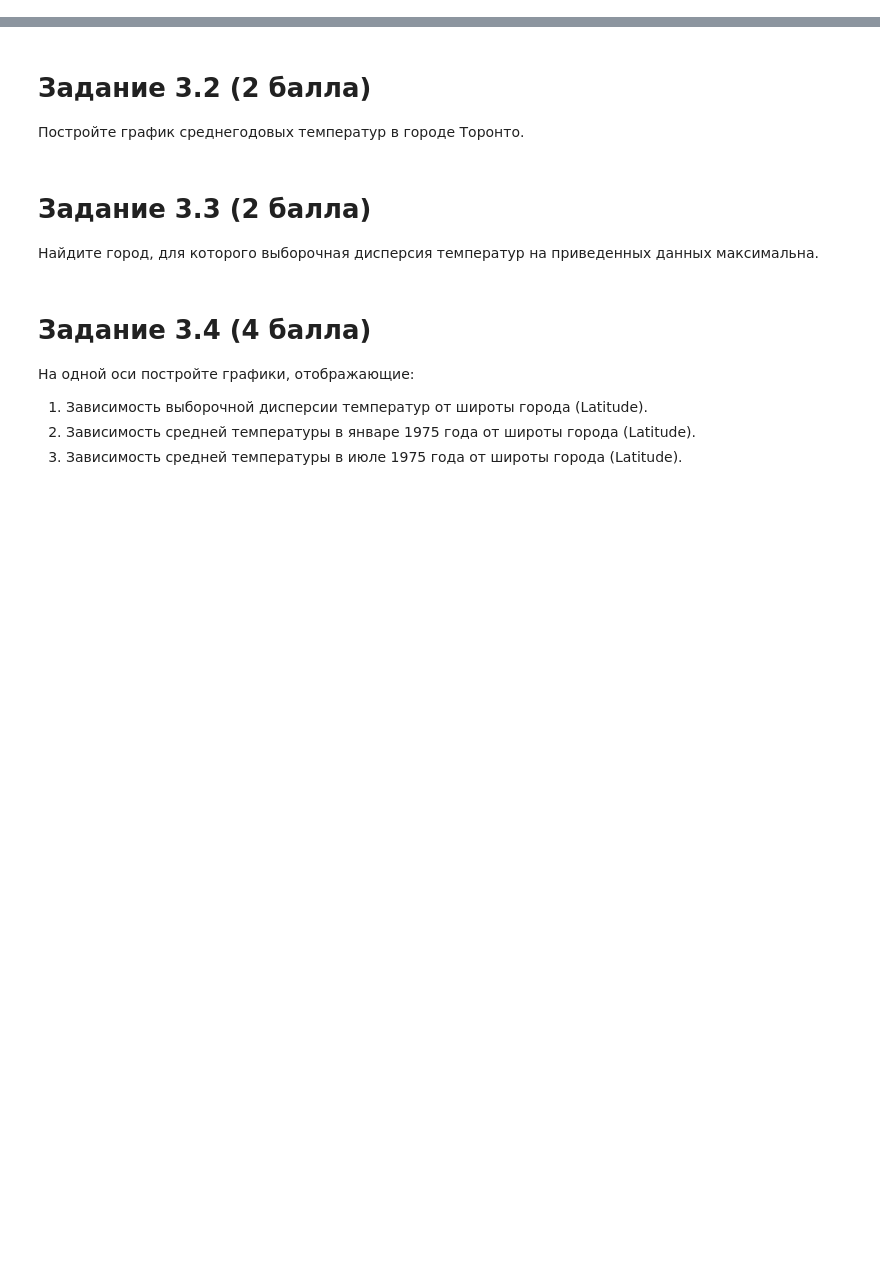
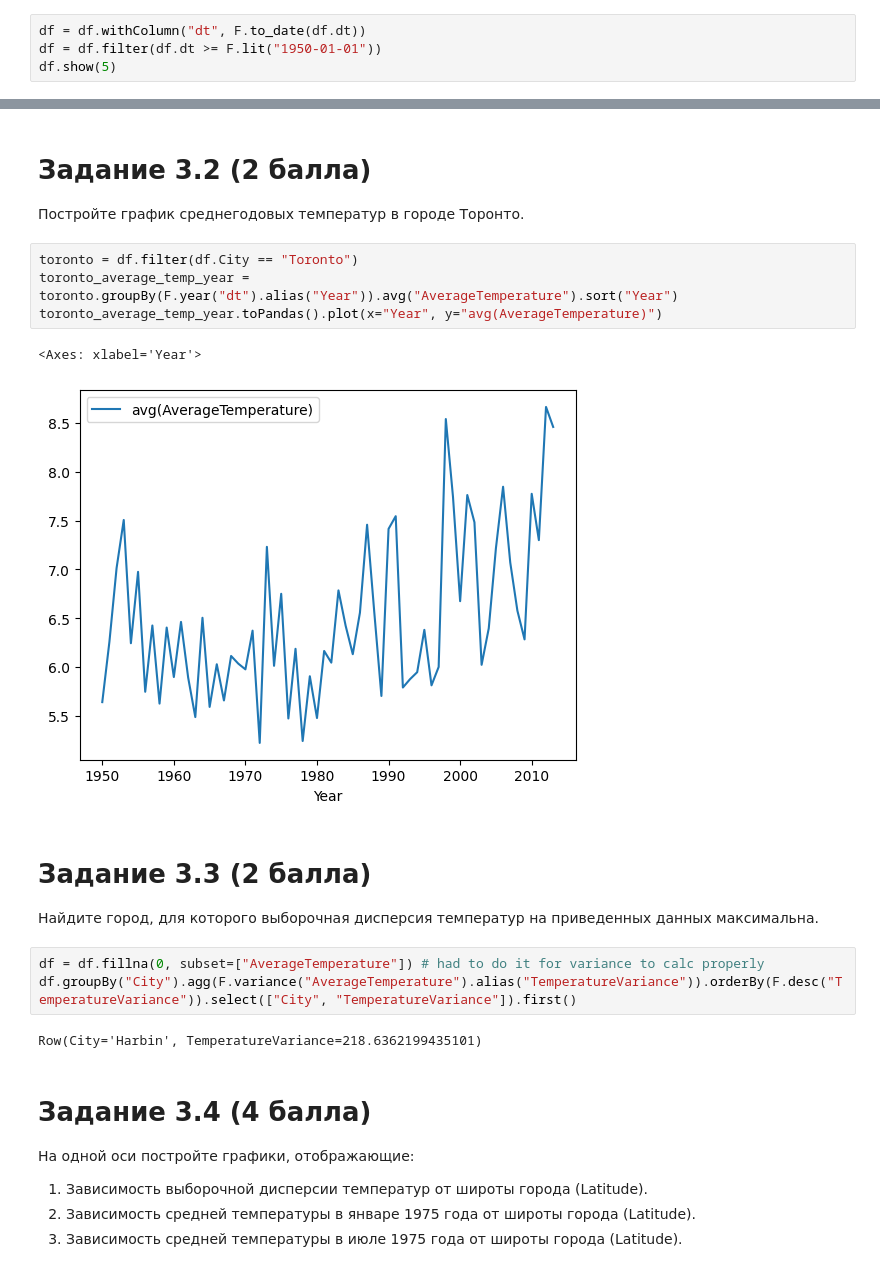
Before and after one commit to valentinnsh/bd-2023, a Jupyter notebook: tasks/Task_5.ipynb, the cells around one changed output, grey strips where cells are left out. Drawn from its saved outputs; the diff is of its cells as text; blank space fills up the shorter version.

```diff
--- a/tasks/Task_5.ipynb
+++ b/tasks/Task_5.ipynb
@@ -46,3 +52,7 @@ only showing top 10 rows
 # Задание 3.1 (1 балл)
 
 В последующих заданиях будут учитываться данные начиная с 01.01.1950. Для этого создайте новый `DataFrame`, в котором удалены все строки до 01.01.1950. Используйте созданный DataFrame в последующих заданиях.
+# %%
+df = df.withColumn("dt", F.to_date(df.dt))
+df = df.filter(df.dt >= F.lit("1950-01-01"))
+df.show(5)
@@ -50,10 +71,22 @@ only showing top 10 rows
 # Задание 3.2 (2 балла)
 
 Постройте график среднегодовых температур в городе Торонто.
+# %%
+toronto = df.filter(df.City == "Toronto")
+toronto_average_temp_year = toronto.groupBy(F.year("dt").alias("Year")).avg("AverageTemperature").sort("Year")
+toronto_average_temp_year.toPandas().plot(x="Year", y="avg(AverageTemperature)")
+# %% [output]
+<Axes: xlabel='Year'>
+[figure, added]
 # %% [markdown]
 # Задание 3.3 (2 балла)
 
 Найдите город, для которого выборочная дисперсия температур на приведенных данных максимальна.
+# %%
+df = df.fillna(0, subset=["AverageTemperature"]) # had to do it for variance to calc properly
+df.groupBy("City").agg(F.variance("AverageTemperature").alias("TemperatureVariance")).orderBy(F.desc("TemperatureVariance")).select(["City", "TemperatureVariance"]).first()
+# %% [output]
+Row(City='Harbin', TemperatureVariance=218.6362199435101)
 # %% [markdown]
 # Задание 3.4 (4 балла)
 
```
Also changed, not shown: parts of 6 cells of this notebook.
